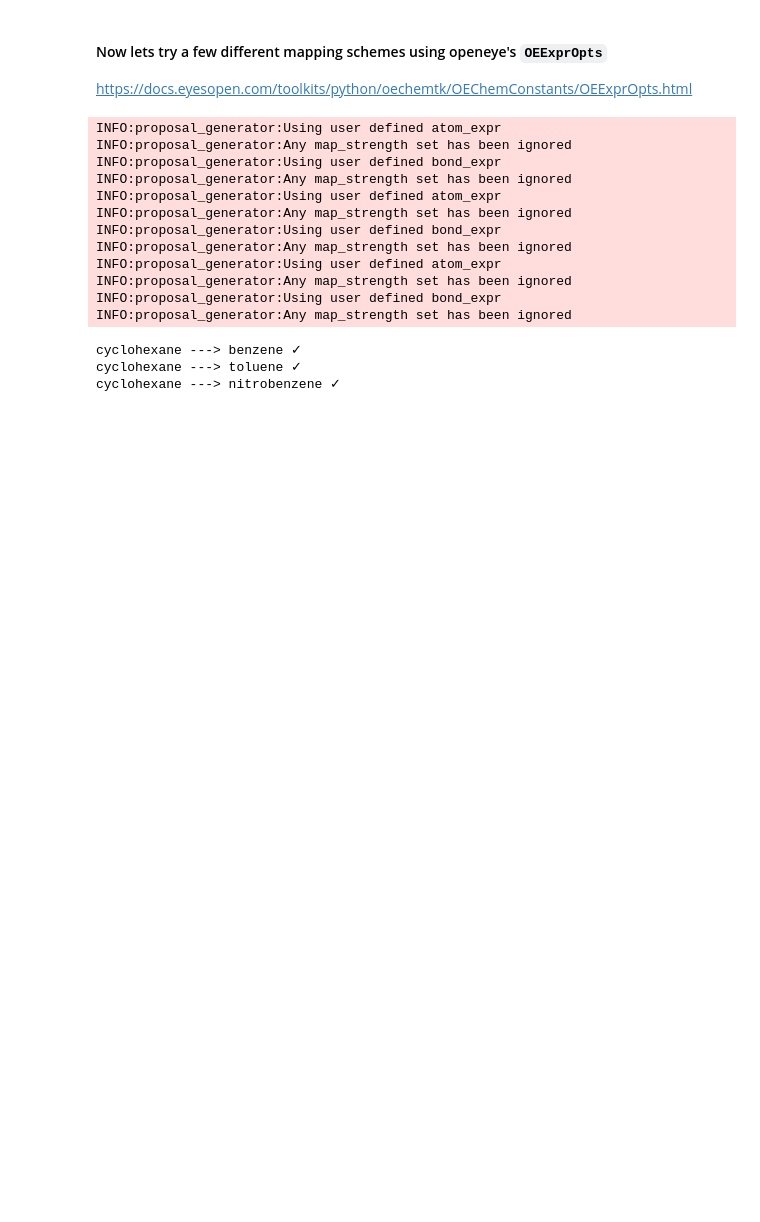
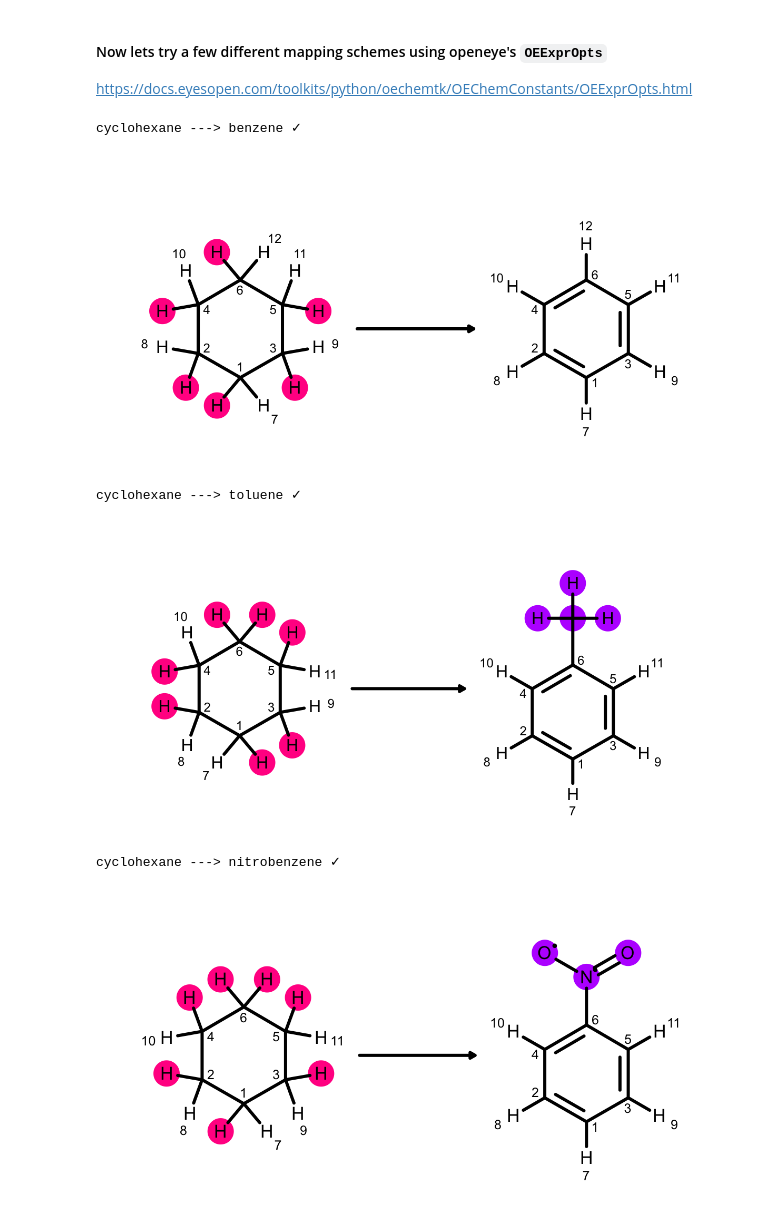
Before and after one commit to choderalab/perses, a Jupyter notebook: examples/atom-mapping/Atom-mapping.ipynb, the cells around one changed output. Saved outputs shown, nothing was run; the diff lists cells and outputs as text; code cells hidden in the pictures; blank space fills up the shorter version.

```diff
--- a/examples/atom-mapping/Atom-mapping.ipynb
+++ b/examples/atom-mapping/Atom-mapping.ipynb
@@ -69,36 +66,30 @@ https://docs.eyesopen.com/toolkits/python/oechemtk/OEChemConstants/OEExprOpts.ht
 # %%
 # this just checks atoms are in rings of the same size, with no check for aromaticity
 atom_expr = oechem.OEExprOpts_IntType
 bond_expr = oechem.OEExprOpts_RingMember
 
 
 nameA = 'cyclohexane'
 
 for nameB in names_and_oemols.keys():
     if nameB == nameA:
         continue
     molA = names_and_oemols[nameA]
     molB = names_and_oemols[nameB]
     Mapper = AtomMapper([molA,molB],atom_expr=atom_expr,bond_expr=bond_expr)
     if len(Mapper.atom_map) < 3:
         # too many unique atoms
         print(f'Cannot map {nameA} to {nameB} effectively with {map_strength} map strength')
     else:
         print(f'{nameA} ---> {nameB} '+u'\u2713')
         render_atom_mapping(f'{nameA}to{nameB}.png', Mapper.current_molecule, Mapper.proposed_molecule, Mapper.atom_map)
+        i = Image(filename=f'{nameA}to{nameB}.png')
+        display(i)
+        print()
 # %% [output]
-INFO:proposal_generator:Using user defined atom_expr
-INFO:proposal_generator:Any map_strength set has been ignored
-INFO:proposal_generator:Using user defined bond_expr
-INFO:proposal_generator:Any map_strength set has been ignored
-INFO:proposal_generator:Using user defined atom_expr
-INFO:proposal_generator:Any map_strength set has been ignored
-INFO:proposal_generator:Using user defined bond_expr
-INFO:proposal_generator:Any map_strength set has been ignored
-INFO:proposal_generator:Using user defined atom_expr
-INFO:proposal_generator:Any map_strength set has been ignored
-INFO:proposal_generator:Using user defined bond_expr
-INFO:proposal_generator:Any map_strength set has been ignored
+cyclohexane ---> benzene ✓
+[figure, added]
-cyclohexane ---> benzene ✓
 cyclohexane ---> toluene ✓
-cyclohexane ---> nitrobenzene ✓
+[figure, added]
+cyclohexane ---> nitrobenzene ✓
+[figure, added]
```
Also changed, not shown: parts of 3 cells of this notebook.
